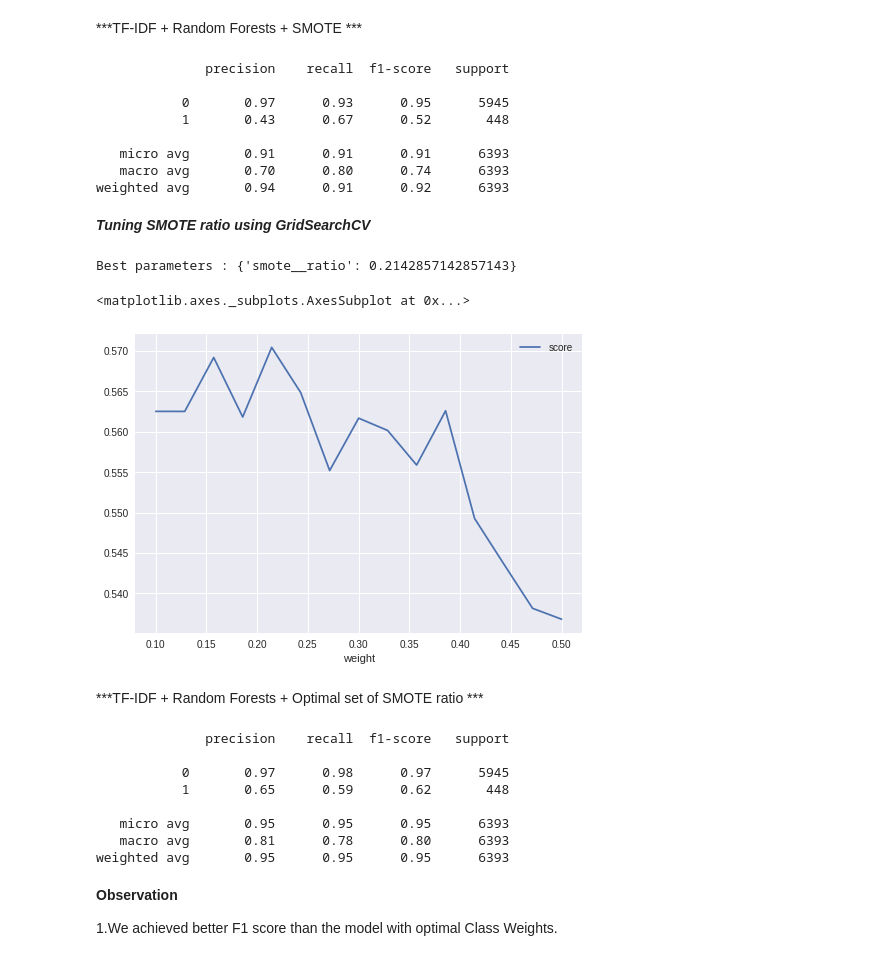
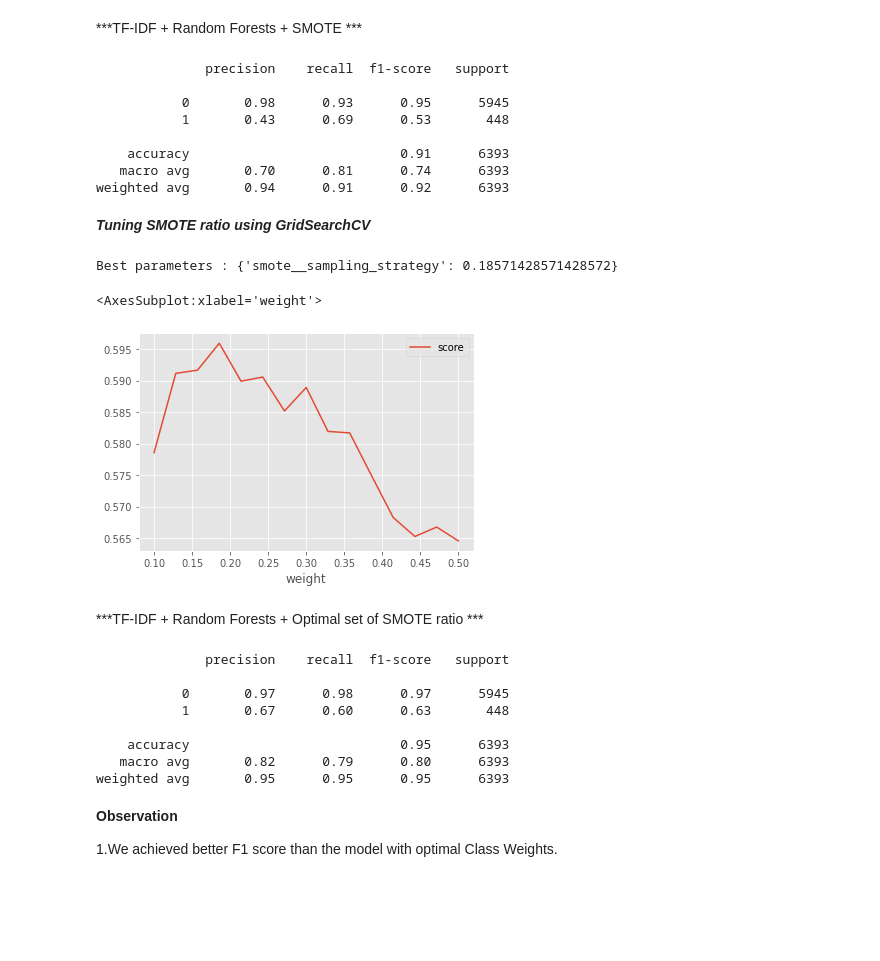
Before and after one commit to aravindpai/Beginners-Guide-to-Sentiment-Analysis, a Jupyter notebook: main.ipynb, the cells around one changed output. Saved outputs shown, nothing was run; the diff lists cells and outputs as text; code cells hidden in the pictures; blank space fills up the shorter version.

```diff
--- a/main.ipynb
+++ b/main.ipynb
@@ -54,5 +71,5 @@ warnings.filterwarnings("ignore")
 # %%
-data=pd.read_csv("train_E6oV3lV.csv")
+data=pd.read_csv("data/train_E6oV3lV.csv")
 data.info() #Datatypes, dimensions of data
 # %% [output]
 <class 'pandas.core.frame.DataFrame'>
@@ -93,6 +112,8 @@ print('Total length of the data is:            {}'.format(data.shape[0]))
 Number of positve tagged sentences is:  29720
 Number of negative tagged sentences is: 2242
 Total length of the data is:            31962
+# %%
+plt.style.use('ggplot')
 # %%
 sns.countplot(x="label", data=data)
 # %% [output]
@@ -890,51 +926,51 @@ print(classification_report(y_val, y_pred))
 # %% [output]
               precision    recall  f1-score   support
 
-           0       0.97      0.93      0.95      5945
-           1       0.43      0.67      0.52       448
+           0       0.98      0.93      0.95      5945
+           1       0.43      0.69      0.53       448
 
-   micro avg       0.91      0.91      0.91      6393
-   macro avg       0.70      0.80      0.74      6393
+    accuracy                           0.91      6393
+   macro avg       0.70      0.81      0.74      6393
 weighted avg       0.94      0.91      0.92      6393
 # %% [markdown]
 ***Tuning SMOTE ratio using GridSearchCV***
 # %%
 pipe = make_pipeline(
     SMOTE(),
     RandomForestClassifier()
 )
 
 kf = StratifiedKFold(n_splits = 3)
 
 
 weights = np.linspace(0.1, 0.5, 15)
 
 gsc = GridSearchCV(
     estimator=pipe,
     param_grid={
         #'smote__ratio': [{0: int(num_neg), 1: int(num_neg * w) } for w in weights]
-        'smote__ratio': weights
+        'smote__sampling_strategy': weights
     },
     scoring='f1',
     cv=kf
 )
 grid_result = gsc.fit(tfidf, y)
 
 print("Best parameters : %s" % grid_result.best_params_)
 
 # Plot the weights vs f1 score
 dataz = pd.DataFrame({ 'score': grid_result.cv_results_['mean_test_score'],
                        'weight': weights })
 dataz.plot(x='weight')
 # %% [output]
-Best parameters : {'smote__ratio': 0.2142857142857143}
+Best parameters : {'smote__sampling_strategy': 0.18571428571428572}
-<matplotlib.axes._subplots.AxesSubplot at 0x...>
+<AxesSubplot:xlabel='weight'>
-[figure, old version]
+[figure, new version]
 # %% [markdown]
 ***TF-IDF + Random Forests + Optimal set of SMOTE ratio ***
 # %%
 pipe = make_pipeline(
-    SMOTE(random_state=777,ratio=0.2142857142857143),
+    SMOTE(random_state=777,sampling_strategy=0.2142857142857143),
     RandomForestClassifier()
 )
 
@@ -951,10 +987,10 @@ print(classification_report(y_val, y_pred))
               precision    recall  f1-score   support
 
            0       0.97      0.98      0.97      5945
-           1       0.65      0.59      0.62       448
+           1       0.67      0.60      0.63       448
 
-   micro avg       0.95      0.95      0.95      6393
-   macro avg       0.81      0.78      0.80      6393
+    accuracy                           0.95      6393
+   macro avg       0.82      0.79      0.80      6393
 weighted avg       0.95      0.95      0.95      6393
 # %% [markdown]
 **Observation**
```
Also changed, not shown: parts of 42 cells of this notebook.
